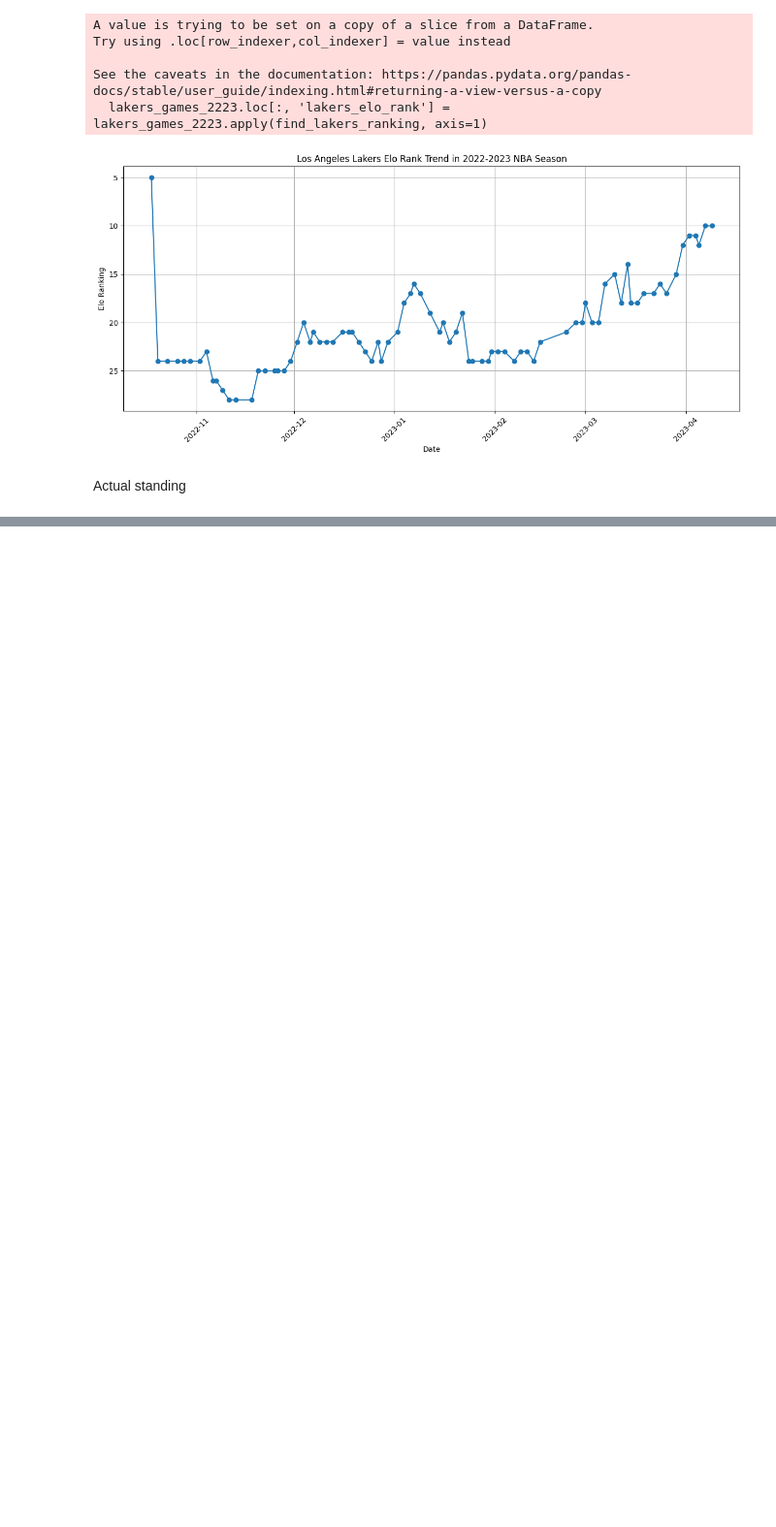
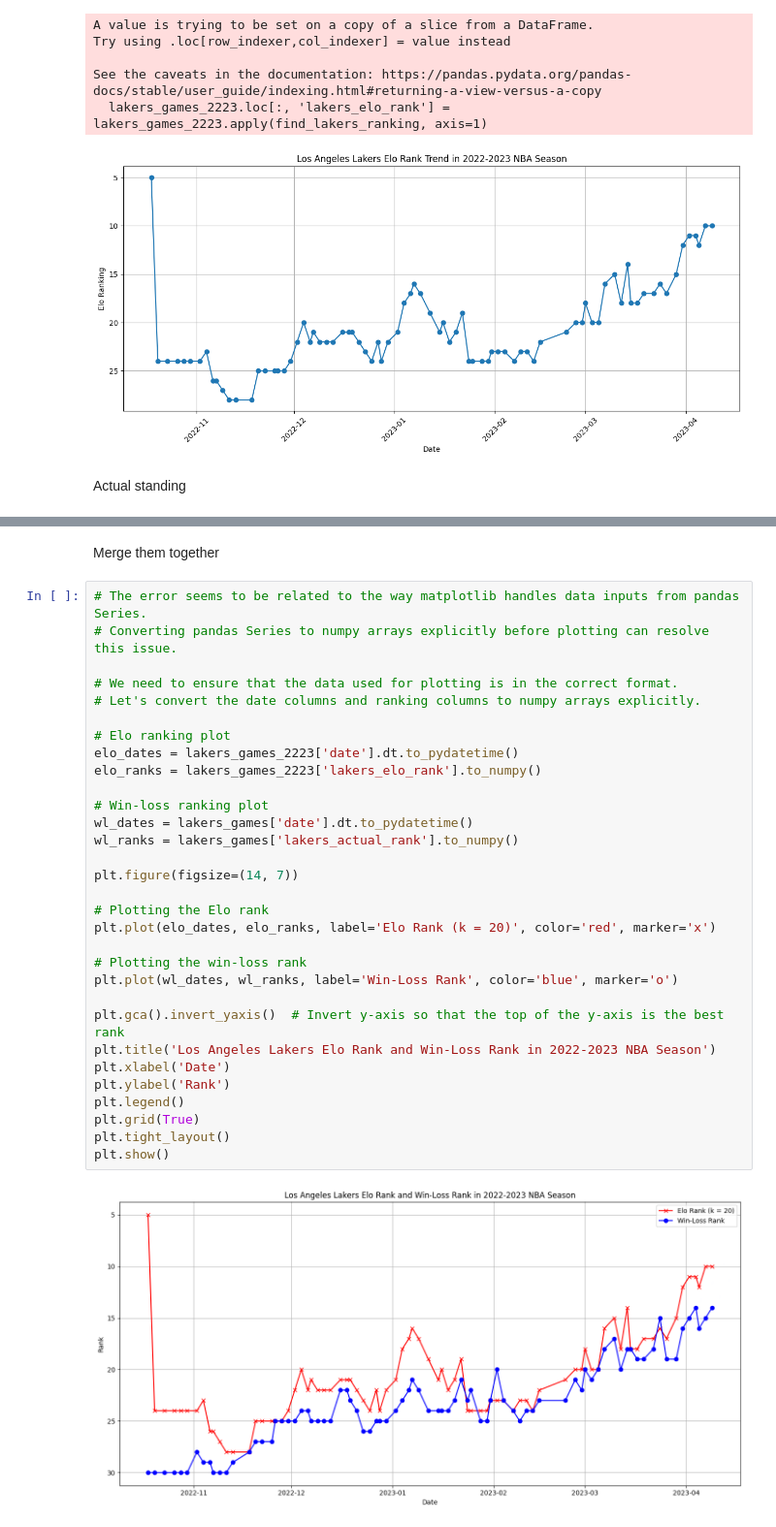
Before and after one commit to 7ony1113/Final-Year-Project, a Jupyter notebook: elo_validation.ipynb, the cells around one changed output, grey strips where cells are left out. Shown: that part at 97% size. Saved outputs shown, nothing was run; the diff lists cells and outputs as text; blank space fills up the shorter version.

```diff
--- a/elo_validation.ipynb
+++ b/elo_validation.ipynb
@@ -132,0 +133,35 @@ See the caveats in the documentation: https://pandas.pydata.org/pandas-docs/stab
+# %% [markdown]
+Merge them together
+# %%
+# The error seems to be related to the way matplotlib handles data inputs from pandas Series.
+# Converting pandas Series to numpy arrays explicitly before plotting can resolve this issue.
+
+# We need to ensure that the data used for plotting is in the correct format.
+# Let's convert the date columns and ranking columns to numpy arrays explicitly.
+
+# Elo ranking plot
+elo_dates = lakers_games_2223['date'].dt.to_pydatetime()
+elo_ranks = lakers_games_2223['lakers_elo_rank'].to_numpy()
+
+# Win-loss ranking plot
+wl_dates = lakers_games['date'].dt.to_pydatetime()
+wl_ranks = lakers_games['lakers_actual_rank'].to_numpy()
+
+plt.figure(figsize=(14, 7))
+
+# Plotting the Elo rank
+plt.plot(elo_dates, elo_ranks, label='Elo Rank (k = 20)', color='red', marker='x')
+
+# Plotting the win-loss rank
+plt.plot(wl_dates, wl_ranks, label='Win-Loss Rank', color='blue', marker='o')
+
+plt.gca().invert_yaxis()  # Invert y-axis so that the top of the y-axis is the best rank
+plt.title('Los Angeles Lakers Elo Rank and Win-Loss Rank in 2022-2023 NBA Season')
+plt.xlabel('Date')
+plt.ylabel('Rank')
+plt.legend()
+plt.grid(True)
+plt.tight_layout()
+plt.show()
+# %% [output]
+[figure, added]
```
Also changed, not shown: parts of 1 cell of this notebook.
